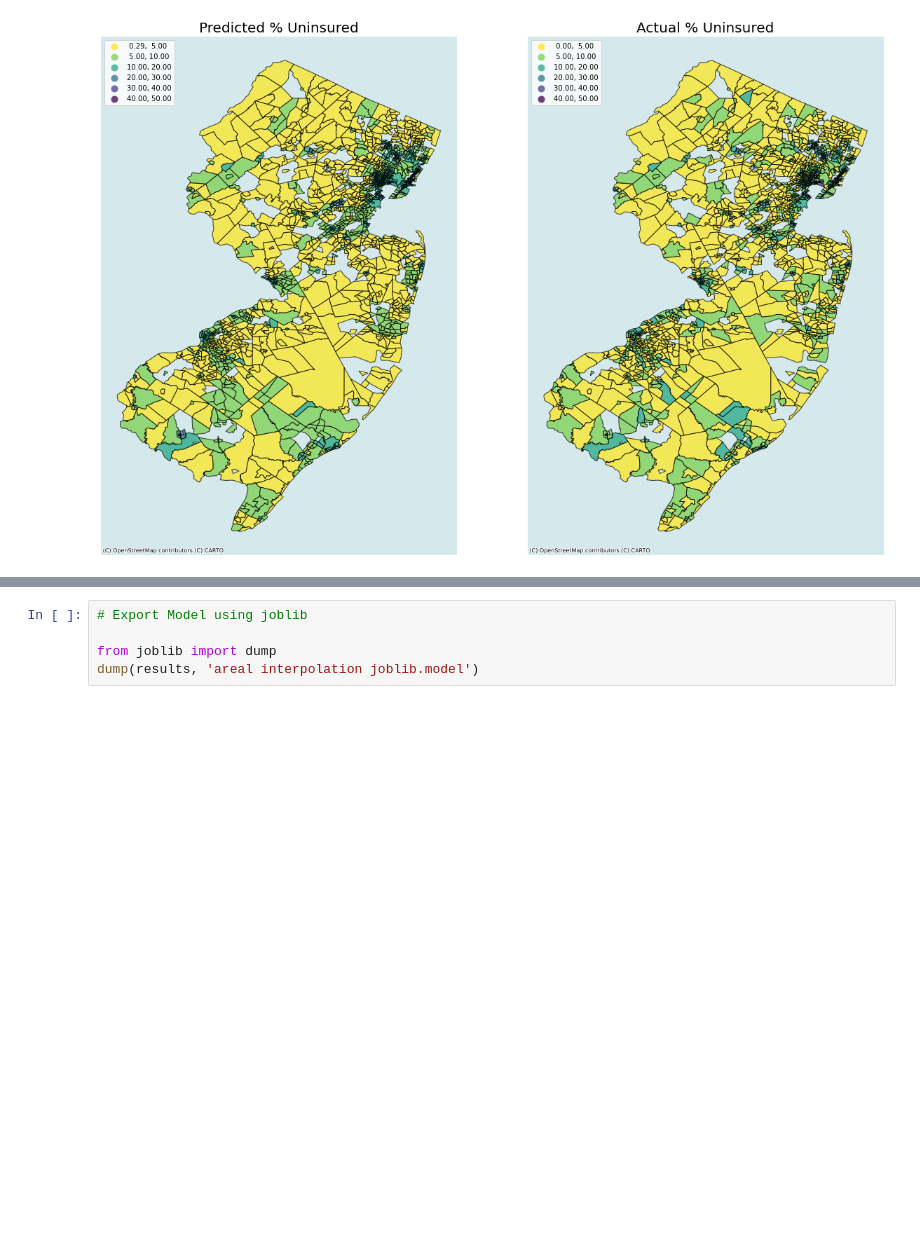
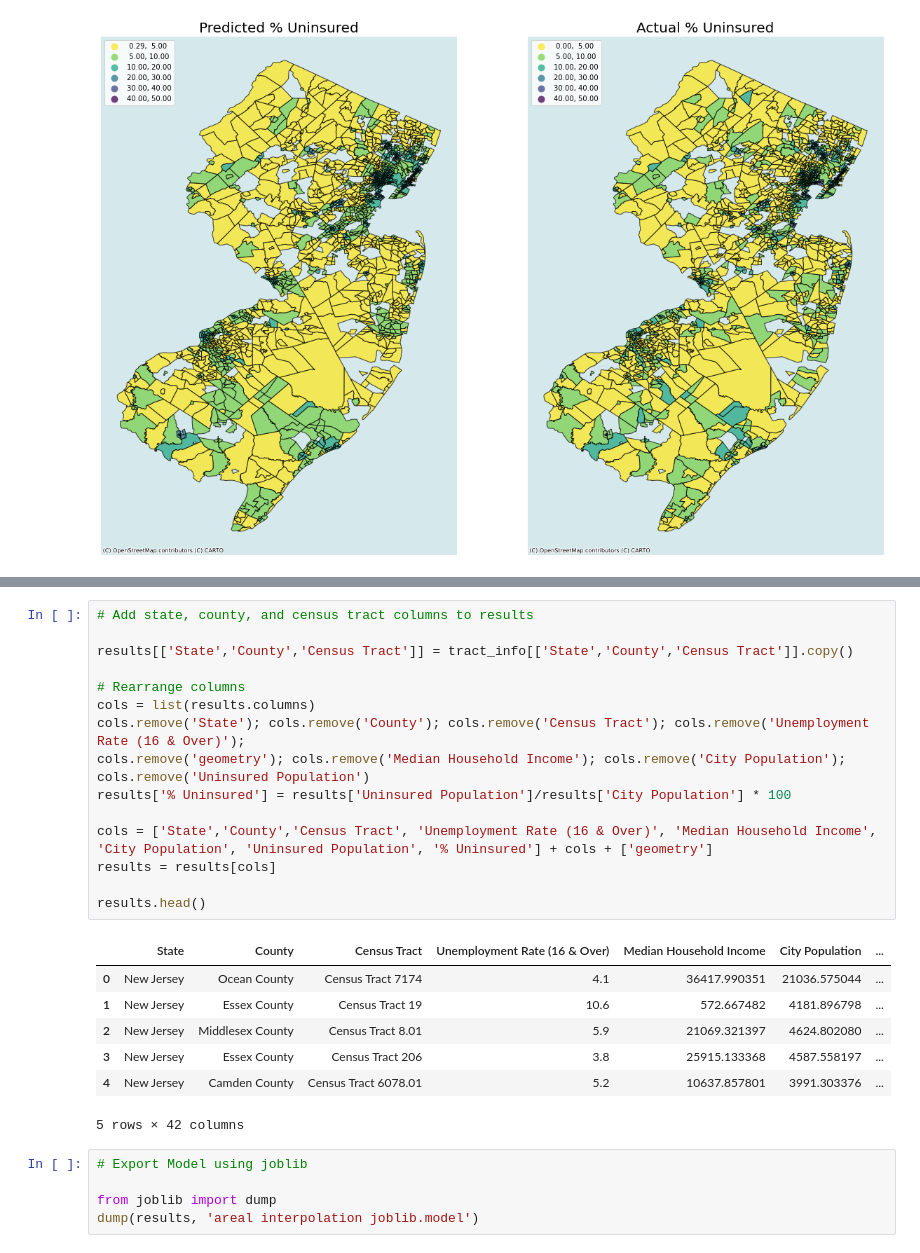
Before and after one commit to Myself1214/Pushing-P-Breakers, a Jupyter notebook: Code/Spatial_Area_Interpolation_Model.ipynb, the cells around one changed output, grey strips where cells are left out. Saved outputs shown, nothing was run; the diff lists cells and outputs as text; blank space fills up the shorter version.

```diff
--- a/Code/Spatial_Area_Interpolation_Model.ipynb
+++ b/Code/Spatial_Area_Interpolation_Model.ipynb
@@ -330,3 +368,26 @@ ax[1].axis('off');
+# %%
+# Add state, county, and census tract columns to results
+
+results[['State','County','Census Tract']] = tract_info[['State','County','Census Tract']].copy()
+
+# Rearrange columns
+cols = list(results.columns)
+cols.remove('State'); cols.remove('County'); cols.remove('Census Tract'); cols.remove('Unemployment Rate (16 & Over)');
+cols.remove('geometry'); cols.remove('Median Household Income'); cols.remove('City Population'); cols.remove('Uninsured Population')
+results['% Uninsured'] = results['Uninsured Population']/results['City Population'] * 100
+
+cols = ['State','County','Census Tract', 'Unemployment Rate (16 & Over)', 'Median Household Income', 'City Population', 'Uninsured Population', '% Uninsured'] + cols + ['geometry']
+results = results[cols]
+
+results.head()
+# %% [output]
+|  | State | County | Census Tract | Unemployment Rate (16 & Over) | Median Household Income | City Population | ... |
+| 0 | New Jersey | Ocean County | Census Tract 7174 | 4.1 | 36417.990351 | 21036.575044 | ... |
+| 1 | New Jersey | Essex County | Census Tract 19 | 10.6 | 572.667482 | 4181.896798 | ... |
+| 2 | New Jersey | Middlesex County | Census Tract 8.01 | 5.9 | 21069.321397 | 4624.802080 | ... |
+| 3 | New Jersey | Essex County | Census Tract 206 | 3.8 | 25915.133368 | 4587.558197 | ... |
+| 4 | New Jersey | Camden County | Census Tract 6078.01 | 5.2 | 10637.857801 | 3991.303376 | ... |
+5 rows × 42 columns
 # %%
 # Export Model using joblib
 
```
Also changed, not shown: parts of 12 cells of this notebook, 1 other file.
